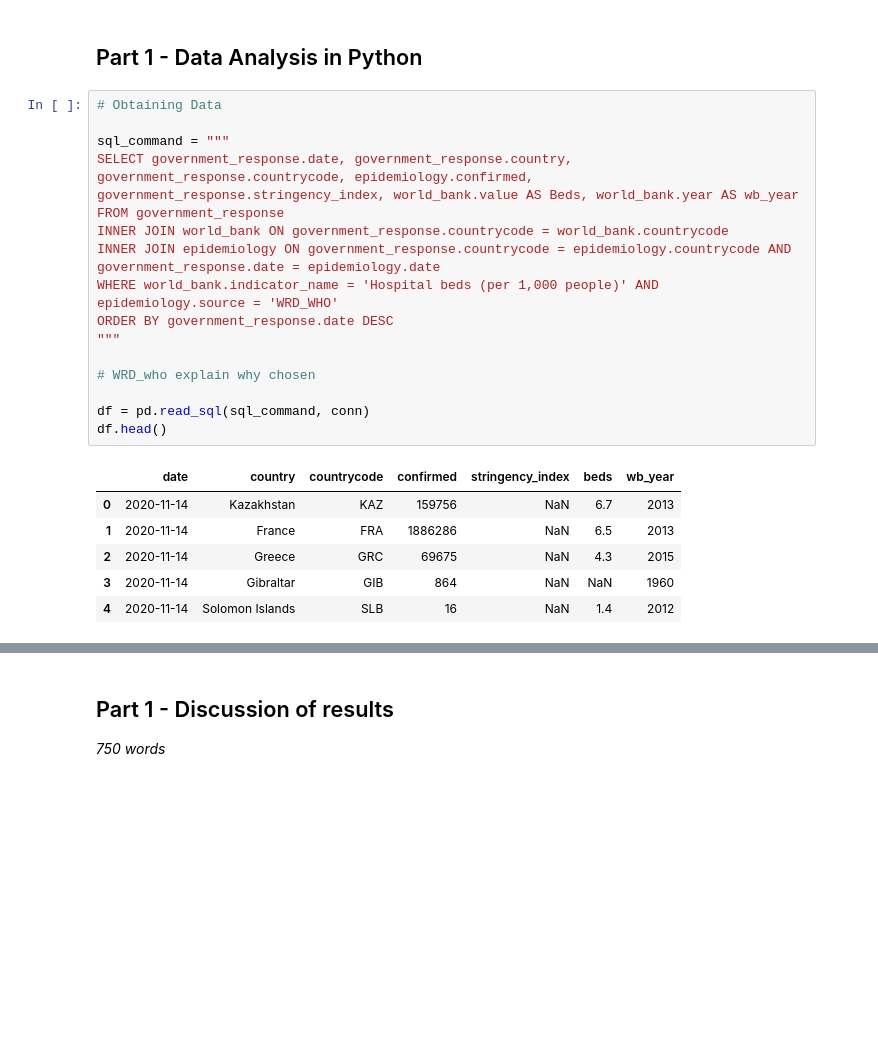
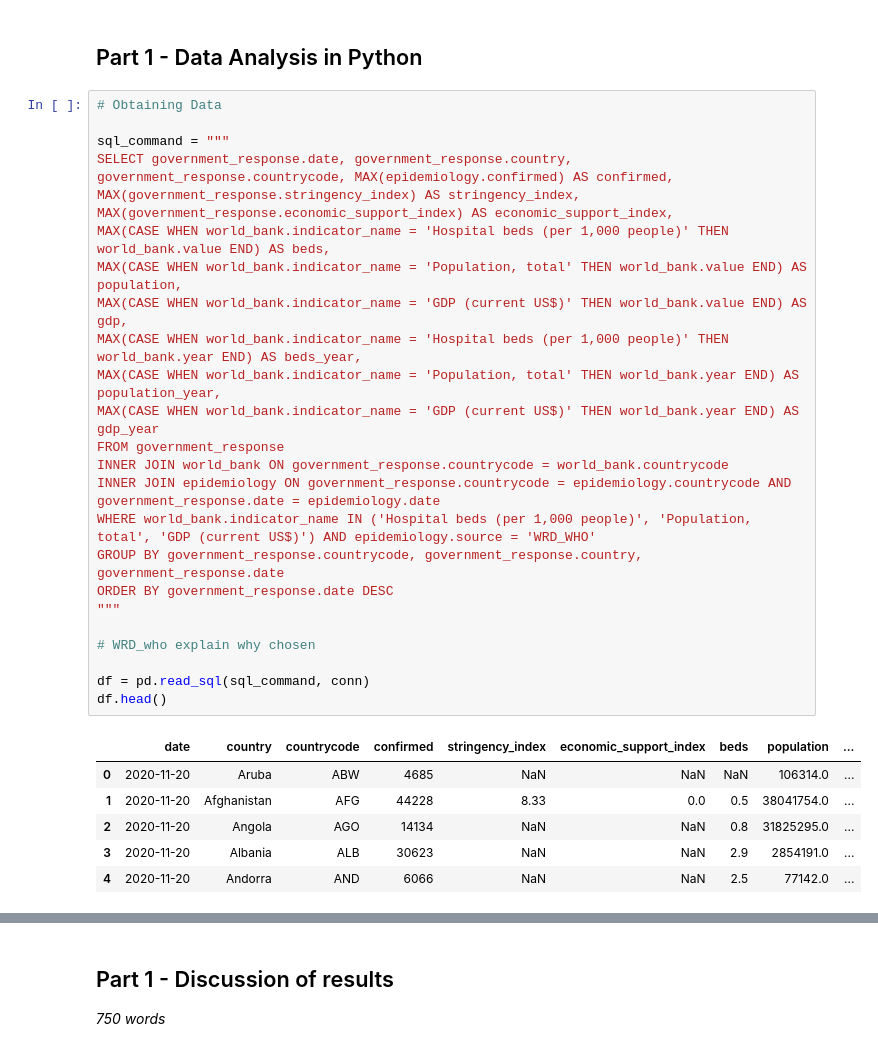
Before and after one commit to wbhz/COVID-19-Analyses, a Jupyter notebook: Willem_Zents_Fundamentals_Summative.ipynb, the cells around one changed output, grey strips where cells are left out. Cells and saved outputs as stored; diff of their text form; blank space fills up the shorter version.

```diff
--- a/Willem_Zents_Fundamentals_Summative.ipynb
+++ b/Willem_Zents_Fundamentals_Summative.ipynb
@@ -70,23 +73,30 @@ cur = conn.cursor()
 # %%
 # Obtaining Data
 
 sql_command = """
-SELECT government_response.date, government_response.country, government_response.countrycode, epidemiology.confirmed, government_response.stringency_index, world_bank.value AS Beds, world_bank.year AS wb_year
+SELECT government_response.date, government_response.country, government_response.countrycode, MAX(epidemiology.confirmed) AS confirmed, MAX(government_response.stringency_index) AS stringency_index, MAX(government_response.economic_support_index) AS economic_support_index,
+MAX(CASE WHEN world_bank.indicator_name = 'Hospital beds (per 1,000 people)' THEN world_bank.value END) AS beds,
+MAX(CASE WHEN world_bank.indicator_name = 'Population, total' THEN world_bank.value END) AS population,
+MAX(CASE WHEN world_bank.indicator_name = 'GDP (current US$)' THEN world_bank.value END) AS gdp,
+MAX(CASE WHEN world_bank.indicator_name = 'Hospital beds (per 1,000 people)' THEN world_bank.year END) AS beds_year,
+MAX(CASE WHEN world_bank.indicator_name = 'Population, total' THEN world_bank.year END) AS population_year,
+MAX(CASE WHEN world_bank.indicator_name = 'GDP (current US$)' THEN world_bank.year END) AS gdp_year
 FROM government_response
 INNER JOIN world_bank ON government_response.countrycode = world_bank.countrycode
 INNER JOIN epidemiology ON government_response.countrycode = epidemiology.countrycode AND government_response.date = epidemiology.date
-WHERE world_bank.indicator_name = 'Hospital beds (per 1,000 people)' AND epidemiology.source = 'WRD_WHO'
+WHERE world_bank.indicator_name IN ('Hospital beds (per 1,000 people)', 'Population, total', 'GDP (current US$)') AND epidemiology.source = 'WRD_WHO'
+GROUP BY government_response.countrycode, government_response.country, government_response.date
 ORDER BY government_response.date DESC
 """
 
 # WRD_who explain why chosen
 
 df = pd.read_sql(sql_command, conn)
 df.head()
 # %% [output]
-|  | date | country | countrycode | confirmed | stringency_index | beds | wb_year |
-| 0 | 2020-11-14 | Kazakhstan | KAZ | 159756 | NaN | 6.7 | 2013 |
-| 1 | 2020-11-14 | France | FRA | 1886286 | NaN | 6.5 | 2013 |
-| 2 | 2020-11-14 | Greece | GRC | 69675 | NaN | 4.3 | 2015 |
-| 3 | 2020-11-14 | Gibraltar | GIB | 864 | NaN | NaN | 1960 |
-| 4 | 2020-11-14 | Solomon Islands | SLB | 16 | NaN | 1.4 | 2012 |
+|  | date | country | countrycode | confirmed | stringency_index | economic_support_index | beds | population | ... |
+| 0 | 2020-11-20 | Aruba | ABW | 4685 | NaN | NaN | NaN | 106314.0 | ... |
+| 1 | 2020-11-20 | Afghanistan | AFG | 44228 | 8.33 | 0.0 | 0.5 | 38041754.0 | ... |
+| 2 | 2020-11-20 | Angola | AGO | 14134 | NaN | NaN | 0.8 | 31825295.0 | ... |
+| 3 | 2020-11-20 | Albania | ALB | 30623 | NaN | NaN | 2.9 | 2854191.0 | ... |
+| 4 | 2020-11-20 | Andorra | AND | 6066 | NaN | NaN | 2.5 | 77142.0 | ... |
```
Also changed, not shown: parts of 17 cells of this notebook.
